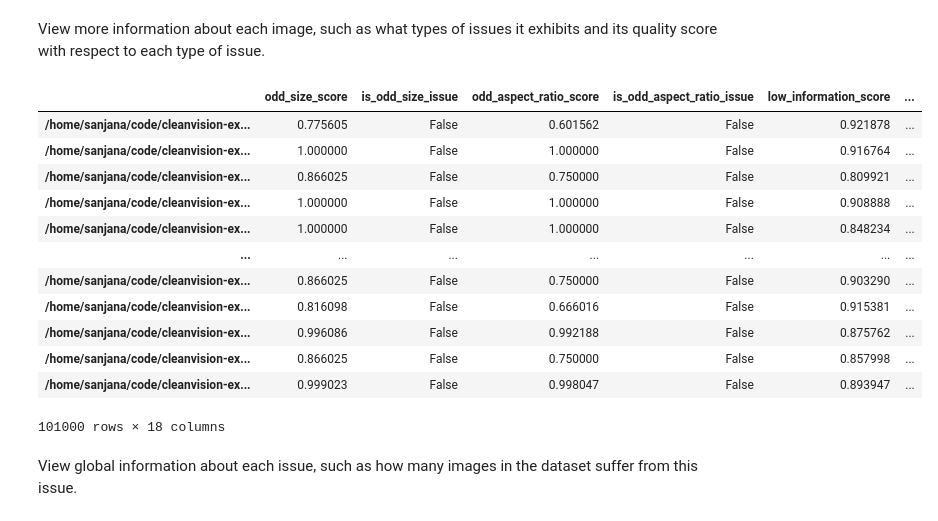
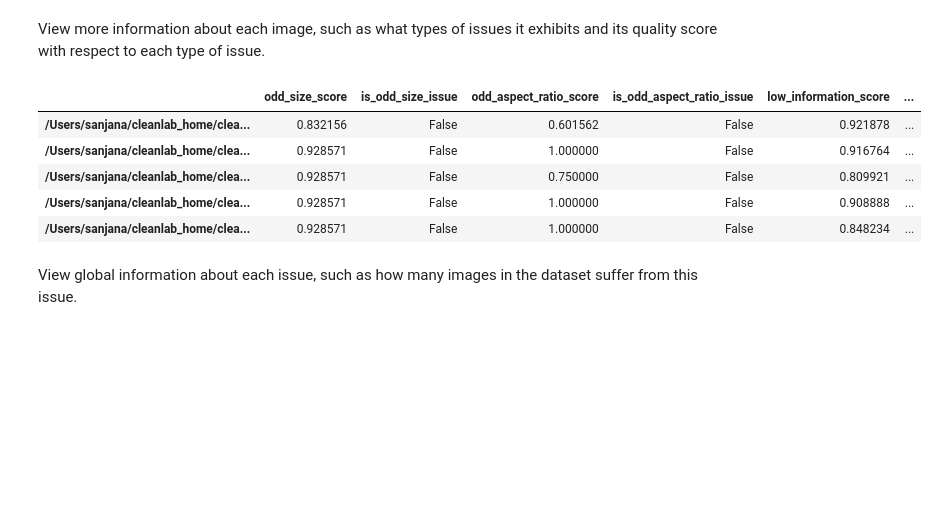
Before and after one commit to cleanlab/cleanvision-examples, a Jupyter notebook: food101.ipynb, the cells around one changed output. Saved outputs shown, nothing was run; the diff lists cells and outputs as text; code cells hidden in the pictures; blank space fills up the shorter version.

```diff
--- a/food101.ipynb
+++ b/food101.ipynb
@@ -79,21 +79,14 @@ Examples representing most severe instances of this issue:
 # %% [markdown]
 View more information about each image, such as what types of issues it exhibits and its quality score with respect to each type of issue.
 # %%
-imagelab.issues
+imagelab.issues.head()
 # %% [output]
 |  | odd_size_score | is_odd_size_issue | odd_aspect_ratio_score | is_odd_aspect_ratio_issue | low_information_score | ... |
-| /home/sanjana/code/cleanvision-ex... | 0.775605 | False | 0.601562 | False | 0.921878 | ... |
-| /home/sanjana/code/cleanvision-ex... | 1.000000 | False | 1.000000 | False | 0.916764 | ... |
-| /home/sanjana/code/cleanvision-ex... | 0.866025 | False | 0.750000 | False | 0.809921 | ... |
-| /home/sanjana/code/cleanvision-ex... | 1.000000 | False | 1.000000 | False | 0.908888 | ... |
-| /home/sanjana/code/cleanvision-ex... | 1.000000 | False | 1.000000 | False | 0.848234 | ... |
-| ... | ... | ... | ... | ... | ... | ... |
-| /home/sanjana/code/cleanvision-ex... | 0.866025 | False | 0.750000 | False | 0.903290 | ... |
-| /home/sanjana/code/cleanvision-ex... | 0.816098 | False | 0.666016 | False | 0.915381 | ... |
-| /home/sanjana/code/cleanvision-ex... | 0.996086 | False | 0.992188 | False | 0.875762 | ... |
-| /home/sanjana/code/cleanvision-ex... | 0.866025 | False | 0.750000 | False | 0.857998 | ... |
-| /home/sanjana/code/cleanvision-ex... | 0.999023 | False | 0.998047 | False | 0.893947 | ... |
+| /Users/sanjana/cleanlab_home/clea... | 0.832156 | False | 0.601562 | False | 0.921878 | ... |
+| /Users/sanjana/cleanlab_home/clea... | 0.928571 | False | 1.000000 | False | 0.916764 | ... |
+| /Users/sanjana/cleanlab_home/clea... | 0.928571 | False | 0.750000 | False | 0.809921 | ... |
+| /Users/sanjana/cleanlab_home/clea... | 0.928571 | False | 1.000000 | False | 0.908888 | ... |
+| /Users/sanjana/cleanlab_home/clea... | 0.928571 | False | 1.000000 | False | 0.848234 | ... |
-101000 rows × 18 columns
 # %% [markdown]
 View global information about each issue, such as how many images in the dataset suffer from this issue.
 # %%
```
Also changed, not shown: parts of 8 cells of this notebook.
